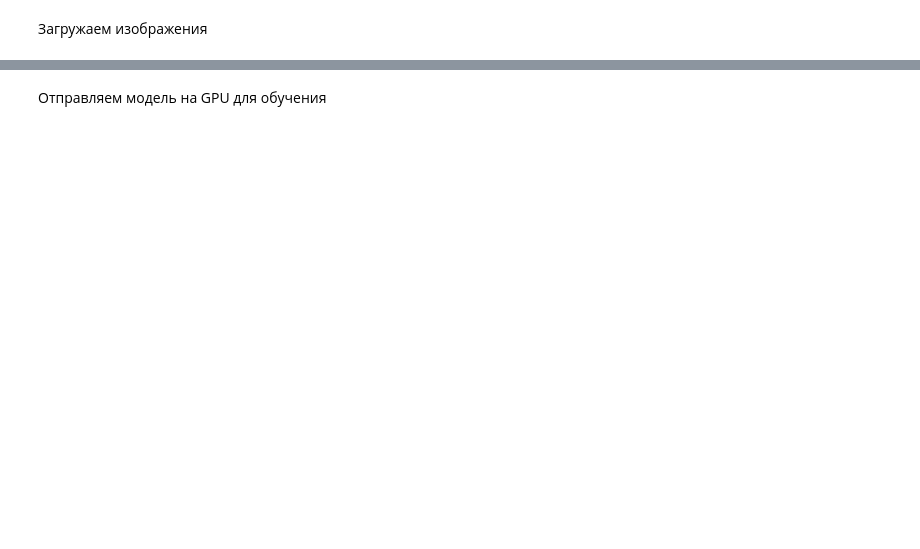
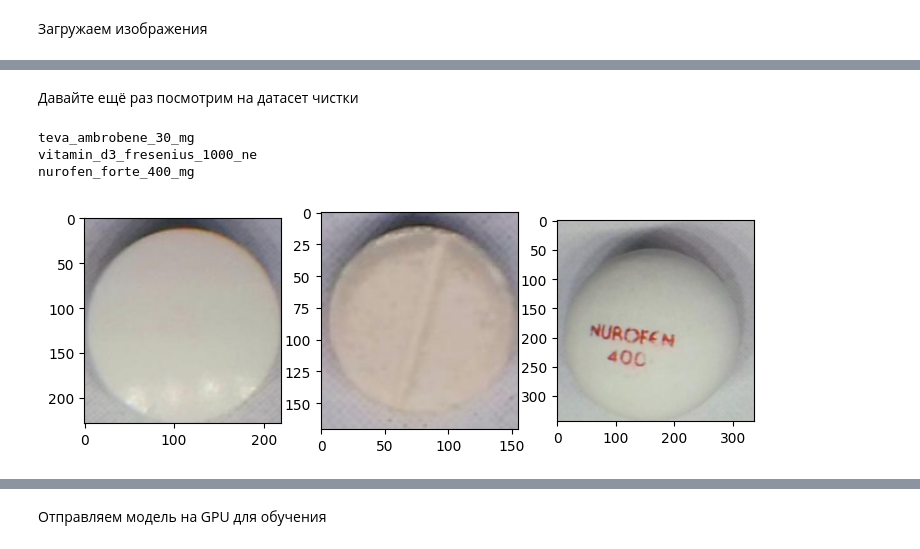
Before and after one commit to RomanArzumanyan/YandexPracticum, a Jupyter notebook: pill_classifier.ipynb, the cells around one changed output, grey strips where cells are left out. Cells and saved outputs as stored; diff of their text form; code cells hidden in the pictures; blank space fills up the shorter version.

```diff
--- a/pill_classifier.ipynb
+++ b/pill_classifier.ipynb
@@ -64 +88,15 @@ val_transforms = Compose([
+# %% [markdown]
+Давайте ещё раз посмотрим на датасет чистки
+# %%
+fig = plt.figure(figsize=(30, 10))
+for index in range(1, 4):
+    image, label = train_dataset[np.random.randint(0, len(train_dataset))]
+    print(classes[label])
+    plt.subplot(1, 10, index)
+    plt.imshow(image, cmap='gray')
+# %% [output]
+teva_ambrobene_30_mg
+vitamin_d3_fresenius_1000_ne
+nurofen_forte_400_mg
+[figure, added]
 # %% [markdown]
```
Also changed, not shown: parts of 18 cells of this notebook, 2 other files.
